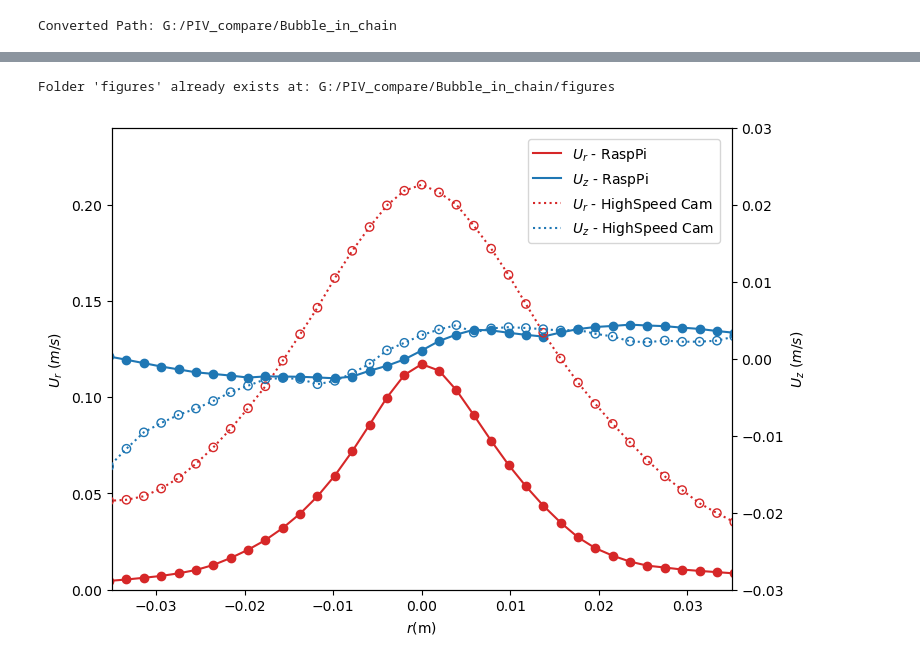
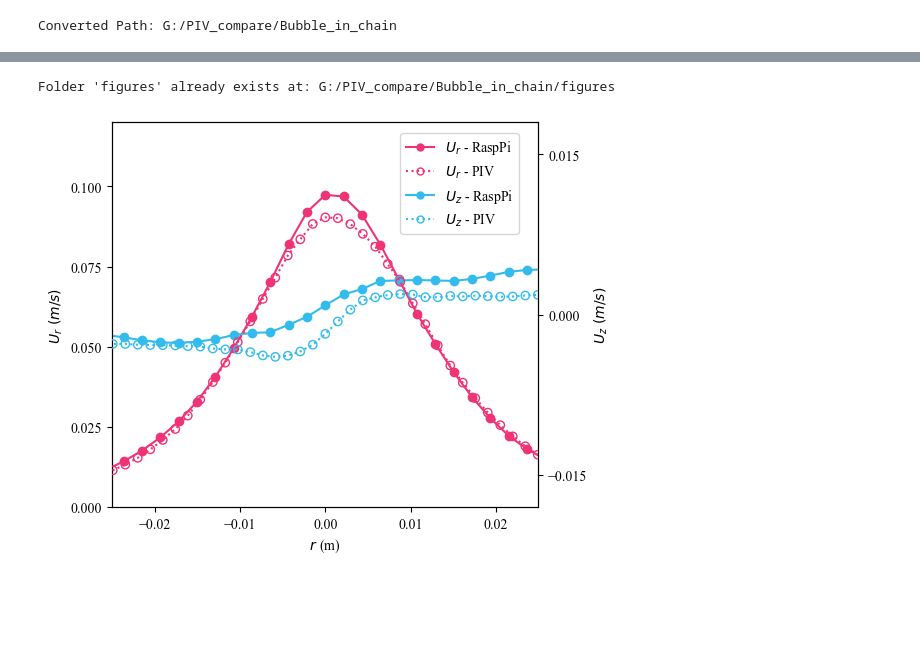
Before and after one commit to Schuetzen/PIVPowerPlot, a Jupyter notebook: Plot_history/PowerPlot_BubbleChain.ipynb, the cells around one changed output, grey strips where cells are left out. Drawn from its saved outputs; the diff is of its cells as text; code cells hidden in the pictures; blank space fills up the shorter version.

```diff
--- a/Plot_history/PowerPlot_BubbleChain.ipynb
+++ b/Plot_history/PowerPlot_BubbleChain.ipynb
@@ -20,5 +20,12 @@ import scipy.io as sio
 import numpy as np
 import matplotlib.pyplot as plt
 import os
-from matplotlib.ticker import MaxNLocator
+from matplotlib.ticker import MaxNLocator, ScalarFormatter
+from matplotlib.lines import Line2D
+
+# Set the font to Times New Roman
+plt.rcParams['font.family'] = 'serif'
+plt.rcParams['font.serif'] = 'Times New Roman'
+
+KINEMATIC_VISCOSITY = 1.0e-5
 # %%
@@ -304,12 +445,13 @@ Folder 'figures' already exists at: G:/PIV_compare/Bubble_in_chain/12012023_Phan
 # %%
+
 
 def plot_compare_velocity(u_means, v_means, y_phy, u_means2, v_means2, y_phy2, MAIN_PATH):
     check_folder('figures', MAIN_PATH)
 
-    range_xlim = [-0.035, 0.035]
-    range_ylimL = [0, 0.24]
-    range_ylimR = [-0.03, 0.03]
-    range_xlimT = [-0.035, 0.035]
+    range_xlim = [-0.025, 0.025]
+    range_ylimL = [0, 0.12]
+    range_ylimR = [-0.018, 0.018]
+    range_xlimT = [-0.025, 0.025]
     if u_means.size > 0 and v_means.size > 0:
         max_index = np.argmax(-v_means)
         y_phy_max = y_phy[max_index]
@@ -319,71 +461,80 @@ def plot_compare_velocity(u_means, v_means, y_phy, u_means2, v_means2, y_phy2, M
         y_phy_max2 = y_phy2[max_index2]
         y2 = y_phy2 - y_phy_max2
 
-        fig, ax1 = plt.subplots(figsize=(8, 6))
+        fig, ax1 = plt.subplots(figsize=(5.5, 5))
 
         # Plot Mean U Velocity
-        color_v = 'tab:red'
-        ax1.set_xlabel('$r $(m)')
+        color_v = '#EE3377'
+        ax1.set_xlabel('$r \ $(m)', fontname='Times New Roman')
         ax1.set_ylabel('$U_r \ (m/s)$')
-        line1, = ax1.plot(y, -v_means, color=color_v, label='$U_r$ - RaspPi')
+        line1, = ax1.plot(y, -v_means, color=color_v, label='$U_r$, RaspPi')
         ax1.scatter(y, -v_means, color=color_v)
         ax1.tick_params(axis='y')
         ax1.set_xlim(range_xlim[0], range_xlim[1])
         ax1.set_ylim(range_ylimL[0], range_ylimL[1])
+        ax1.yaxis.set_major_locator(MaxNLocator(nbins=5))
         # Create a second y-axis for Mean V Velocity
         ax2 = ax1.twinx()
-        color_u = 'tab:blue'
+        color_u = '#33BBEE'
         ax2.set_ylabel('$U_z \ (m/s)$')
-        line2, = ax2.plot(y, -u_means, color=color_u, label='$U_z$ - RaspPi')
+        line2, = ax2.plot(y, -u_means, color=color_u, label='$U_z$, RaspPi')
         ax2.scatter(y, -u_means, color=color_u)
         ax2.tick_params(axis='y')
         ax2.set_ylim(range_ylimR[0], range_ylimR[1])
         ax2.set_xlim(range_xlimT[0], range_xlimT[1])
+        ax2.yaxis.set_major_locator(MaxNLocator(nbins=3))
         # Create a second x-axis for u_means2 and v_means2
         ax3 = plt.axes(ax1.get_position(), frameon=False)
 
 
-        line3, = ax3.plot(y2, -v_means2, color=color_v,linestyle=':', label='$U_r$ - HighSpeed Cam')
+        line3, = ax3.plot(y2, -v_means2, color=color_v,linestyle=':', label='$U_r$, PIV')
         ax3.scatter(y2, -v_means2, color=color_v, facecolors='none')
 
         ax3.set_xlim(range_xlim[0], range_xlim[1])
         ax3.set_ylim(range_ylimL[0], range_ylimL[1])
-
         ax4 = plt.axes(ax2.get_position(), frameon=False)
         ax4.set_xticks([])
         ax4.set_yticks([])
-        ax4.xaxis.set_major_locator(MaxNLocator(nbins=6))
-        ax4.yaxis.set_major_locator(MaxNLocator(nbins=6))
-        line4, = ax4.plot(y2, -u_means2, color=color_u,linestyle=':', label='$U_z$ - HighSpeed Cam')
+        ax4.xaxis.set_major_locator(MaxNLocator(nbins=5))
+        ax4.yaxis.set_major_locator(MaxNLocator(nbins=5))
+        line4, = ax4.plot(y2, -u_means2, color=color_u,linestyle=':', label='$U_z$, PIV')
         ax4.scatter(y2, -u_means2, color=color_u, facecolors='none')
 
         ax4.set_ylim(range_ylimR[0], range_ylimR[1])
         ax4.set_xlim(range_xlimT[0], range_xlimT[1])
 
 
         # Make ax3 ax4 invisible
         for spine in ax3.spines.values():
             spine.set_visible(False)
         ax3.xaxis.set_visible(False)
         ax3.yaxis.set_visible(False)
         for spine in ax4.spines.values():
             spine.set_visible(False)
         ax4.xaxis.set_visible(False)
         ax4.yaxis.set_visible(False)
 
+        # Custom legend handles for scatter plots
+        legend_elements = [
+        Line2D([0], [0], marker='o', color=color_v, label='$U_r$ - RaspPi ', markersize=5),
+        Line2D([0], [0], marker='o', color=color_v, label='$U_r$ - PIV ',markerfacecolor='none', markersize=5, linestyle=':'),
+        Line2D([0], [0], marker='o', color=color_u, label='$U_z$ - RaspPi ', markersize=5),
+        Line2D([0], [0], marker='o', color=color_u, label='$U_z$ - PIV ',markerfacecolor='none', markersize=5, linestyle=':')
+        ]
+
         # Combined legend
-        lines = [line1, line2, line3, line4]
-        labels = [l.get_label() for l in lines]
-        ax1.legend(lines, labels, bbox_to_anchor=(0.66, 0.99), loc='upper left')
-
+        #lines = [line1, line2, line3, line4]
+        #labels = [l.get_label() for l in lines]
+        #ax1.legend(lines, labels, bbox_to_anchor=(0.66, 0.99), loc='upper left')
+        ax1.legend(handles=legend_elements, loc='upper left', bbox_to_anchor=(0.66, 0.99))
         # Save and show the figure
-        plt.savefig(MAIN_PATH + 'figures/UV_comparison.png', bbox_inches='tight')
+        plt.savefig(MAIN_PATH + 'figures/Chain_mean_flow.png', bbox_inches='tight',dpi=300)
         plt.show()
         plt.close()
     else:
         print("No valid data to plot.")
 
 plot_compare_velocity(u_means_col, v_means_col, y_phy, U_means_col, V_means_col, Y_phy, MAIN_PATH=directory+'/')
 # %% [output]
 Folder 'figures' already exists at: G:/PIV_compare/Bubble_in_chain/figures
-[figure, old version]
+[figure, new version]
```
Also changed, not shown: parts of 8 cells of this notebook, 9 other files.
